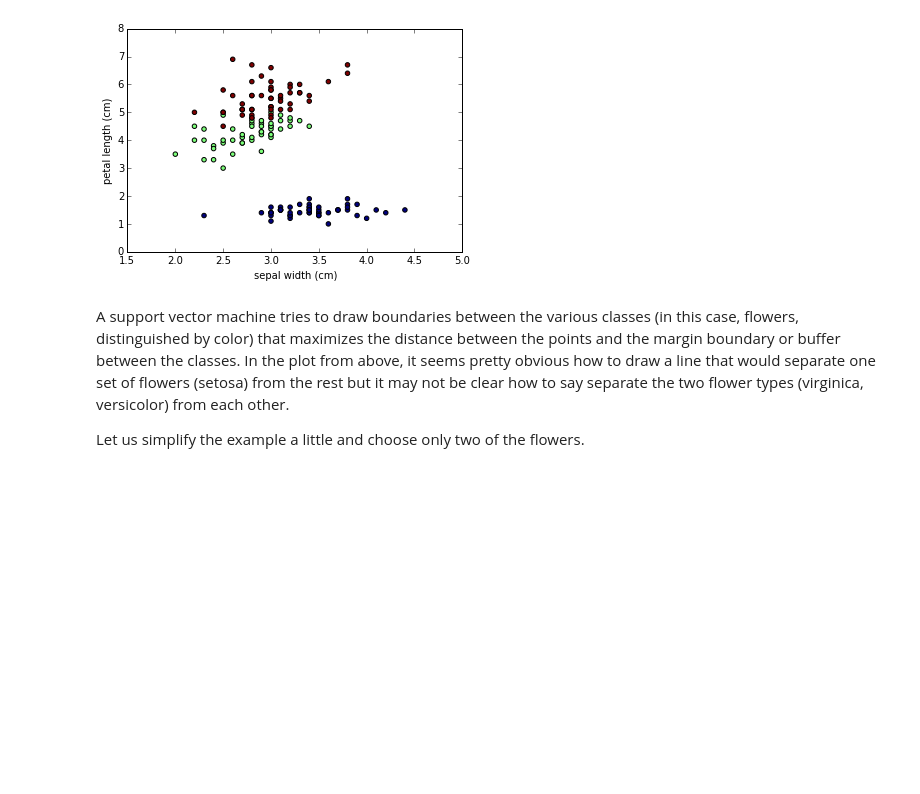
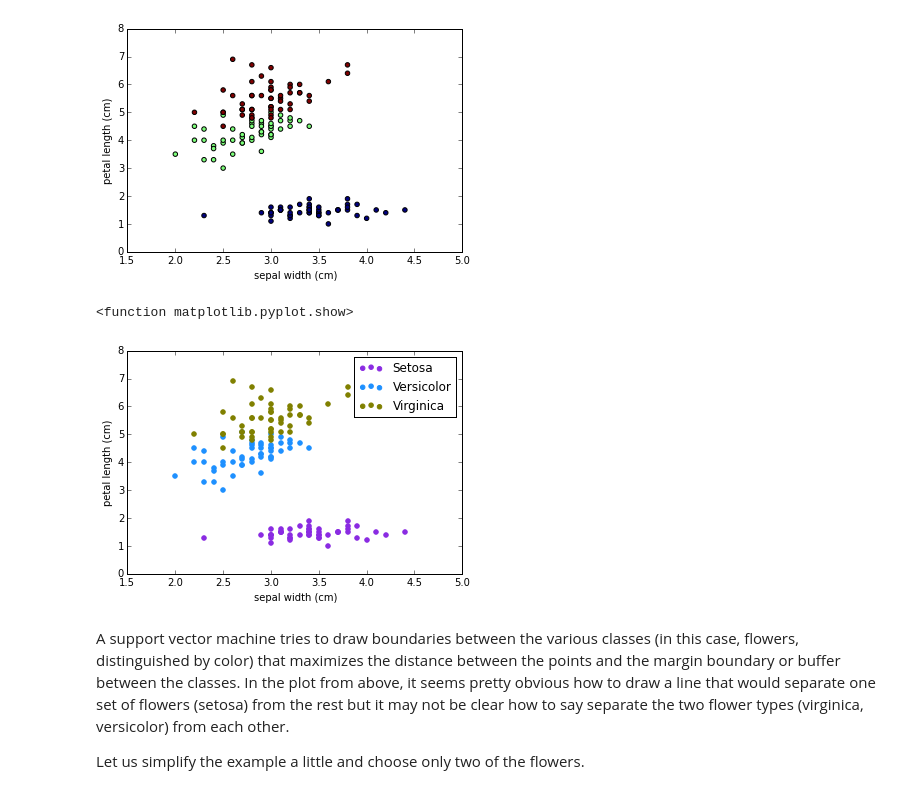
Before and after one commit to molliemarie/Thinkful-Data-Science-Projects, a Jupyter notebook: Unit4/svm.ipynb, the cells around one changed output. Drawn from its saved outputs; the diff is of its cells as text; code cells hidden in the pictures; blank space fills up the shorter version.

```diff
--- a/Unit4/svm.ipynb
+++ b/Unit4/svm.ipynb
@@ -9,0 +11,2 @@ iris = datasets.load_iris()
+# %%
+iris_df = pd.DataFrame()
@@ -10,3 +16,16 @@ iris = datasets.load_iris()
+# %%
+iris_df['sepal_length'] = iris.data[:,0]
+iris_df['sepal_width'] = iris.data[:,1]
+iris_df['petal_length'] = iris.data[:,2]
+iris_df['petal_width'] = iris.data[:,3]
+iris_df['target'] = iris.target
+iris_df['target_flower'] = iris.target
+iris_df['target_flower'].replace(0, 'setosa', inplace = True)
+iris_df['target_flower'].replace(1, 'versicolor', inplace = True)
+iris_df['target_flower'].replace(2, 'virginica', inplace = True)
+iris_df1 = iris_df[iris_df['target_flower']=='setosa']
+iris_df2 = iris_df[iris_df['target_flower']=='versicolor']
+iris_df3 = iris_df[iris_df['target_flower']=='virginica']
 # %% [markdown]
 Now use the following code to plot the petal length and sepal width of the three types of flowers.
 # %%
@@ -20,6 +39,17 @@ plt.show
 # %% [output]
 <function matplotlib.pyplot.show>
 [figure]
+# %%
+plt.scatter(iris_df1['sepal_width'], iris_df1['petal_length'], label = 'Setosa', color='blueviolet')
+plt.scatter(iris_df2['sepal_width'], iris_df2['petal_length'], label = 'Versicolor', color='dodgerblue')
+plt.scatter(iris_df3['sepal_width'], iris_df3['petal_length'], label = 'Virginica', color='olive')
+plt.legend()
+plt.xlabel(iris.feature_names[1])
+plt.ylabel(iris.feature_names[2])
+plt.show
+# %% [output]
+<function matplotlib.pyplot.show>
+[figure, added]
 # %% [markdown]
 A support vector machine tries to draw boundaries between the various classes (in this case, flowers, distinguished by color) that maximizes the distance between the points and the margin boundary or buffer between the classes. In the plot from above, it seems pretty obvious how to draw a line that would separate one set of flowers (setosa) from the rest but it may not be clear how to say separate the two flower types (virginica, versicolor) from each other.
 
```
Also changed, not shown: parts of 68 cells of this notebook.
